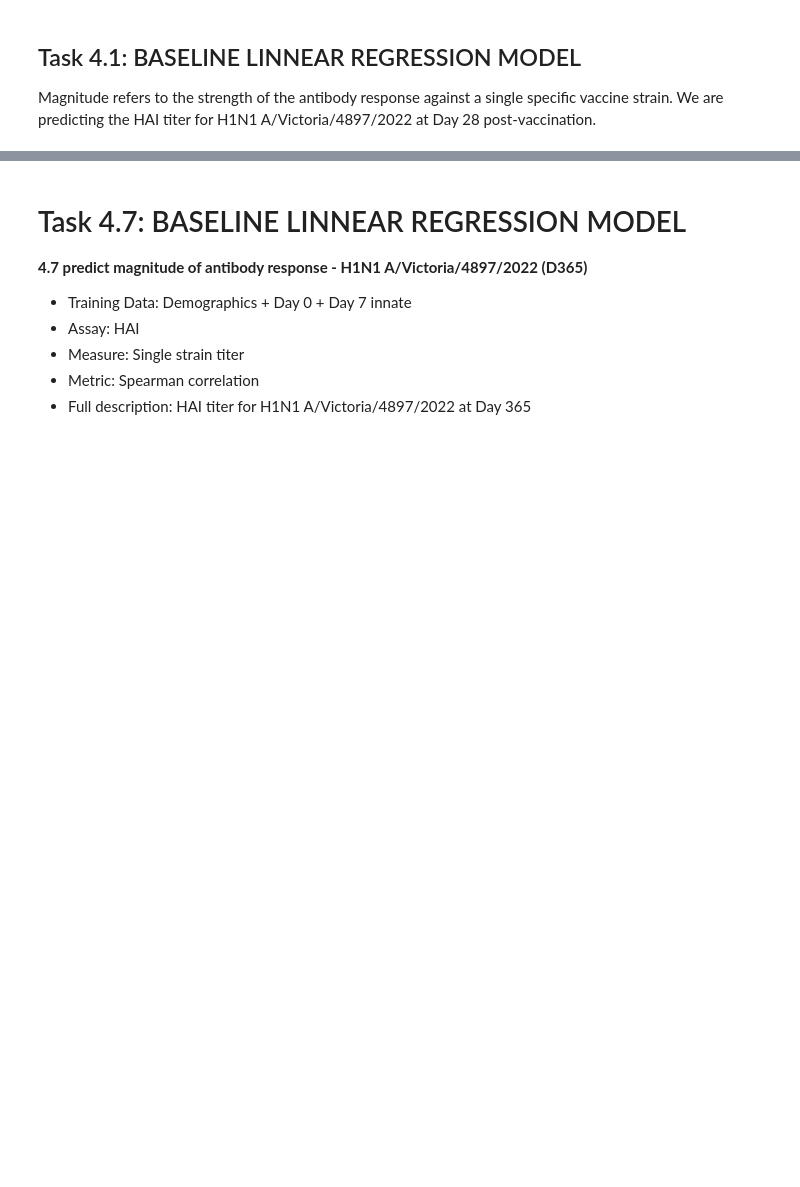
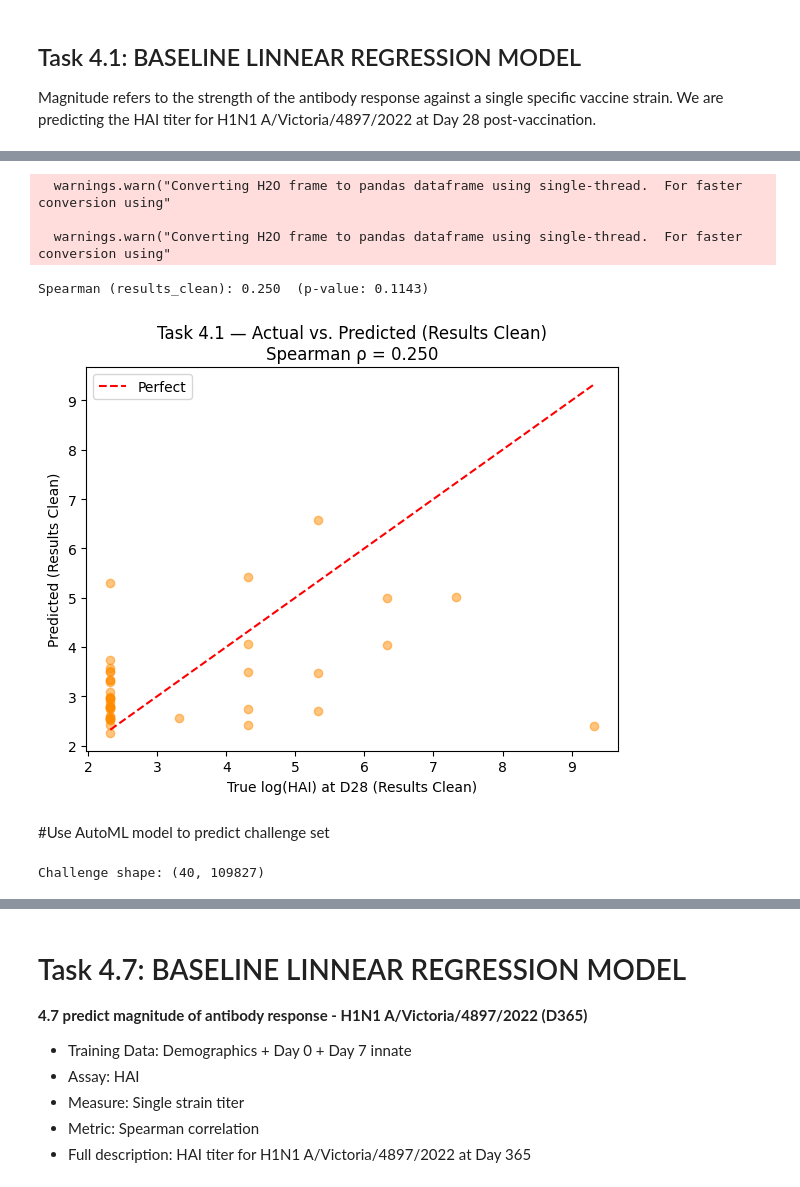
Before and after one commit to DirtyChay/cmi-flu-prediction-challenge-capstone, a Jupyter notebook: automl_models/task_4_1__4_7.ipynb, the cells around one changed output, grey strips where cells are left out. Drawn from its saved outputs; the diff is of its cells as text; code cells hidden in the pictures; blank space fills up the shorter version.

```diff
--- a/automl_models/task_4_1__4_7.ipynb
+++ b/automl_models/task_4_1__4_7.ipynb
@@ -329,0 +89,4 @@ predictions_df.to_csv('task_4.1.csv', index=False)
+# %%
+x = [c for c in data.columns if not c.endswith('_d28') and not c.endswith('_d365')]
+y = TARGET_COL
+x = [c for c in x if c != y]
@@ -329,0 +174,10 @@ predictions_df.to_csv('task_4.1.csv', index=False)
+# %%
+predictions = aml.leader.predict(test)
+
+results = test[y].cbind(predictions["predict"])
+results.columns = ["actual", "predicted"]
+
+# Filter out rows where actual is NaN
+results_clean = results[results["actual"].isna() == 0]
+
+print(results_clean.head(20))
@@ -329,0 +202,33 @@ predictions_df.to_csv('task_4.1.csv', index=False)
+# %%
+actual_values = results_clean['actual'].as_data_frame().to_numpy()
+predicted_values = results_clean['predicted'].as_data_frame().to_numpy()
+
+rho_results, pval_results = spearmanr(actual_values, predicted_values)
+print(f'Spearman (results_clean): {rho_results:.3f}  (p-value: {pval_results:.4f})')
+
+plt.figure(figsize=(6, 5))
+plt.scatter(actual_values, predicted_values, alpha=0.5, color='darkorange')
+plt.plot([actual_values.min(), actual_values.max()], [actual_values.min(), actual_values.max()], 'r--', label='Perfect')
+plt.xlabel('True log(HAI) at D28 (Results Clean)')
+plt.ylabel('Predicted (Results Clean)')
+plt.title(f'Task 4.1 — Actual vs. Predicted (Results Clean)\nSpearman ρ = {rho_results:.3f}')
+plt.legend()
+plt.tight_layout()
+plt.show()
+# %% [output]
+  warnings.warn("Converting H2O frame to pandas dataframe using single-thread.  For faster conversion using"
+
+  warnings.warn("Converting H2O frame to pandas dataframe using single-thread.  For faster conversion using"
+Spearman (results_clean): 0.250  (p-value: 0.1143)
+[figure, added]
+# %% [markdown]
+#Use AutoML model to predict challenge set
+# %%
+challenge_participants = pd.read_csv(CHALLENGE_DATA_PATH + '/challenge_participants_cleaned.csv')
+challenge_hai = pd.read_csv(CHALLENGE_DATA_PATH + '/challenge_hai_cleaned.csv')
+challenge_transcriptomics = pd.read_parquet(CHALLENGE_DATA_PATH + '/challenge_transcriptomics_cleaned.parquet')
+challenge_data = challenge_hai.merge(challenge_participants, on='participant_id', how='inner')
+challenge_data = challenge_data.merge(challenge_transcriptomics, on='participant_id', how='inner')
+print(f'Challenge shape: {challenge_data.shape}')
+# %% [output]
+Challenge shape: (40, 109827)
```
Also changed, not shown: parts of 47 cells of this notebook.
